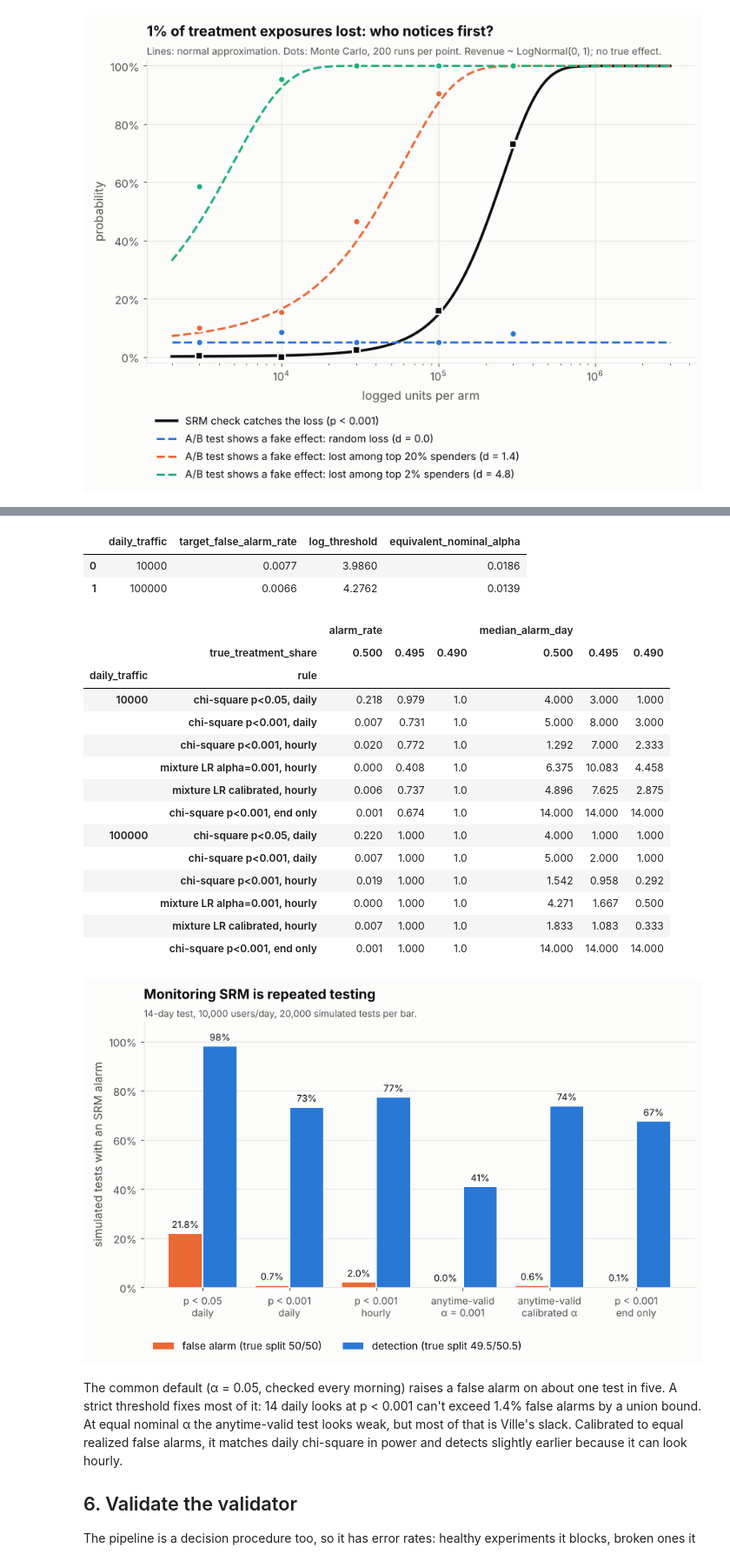
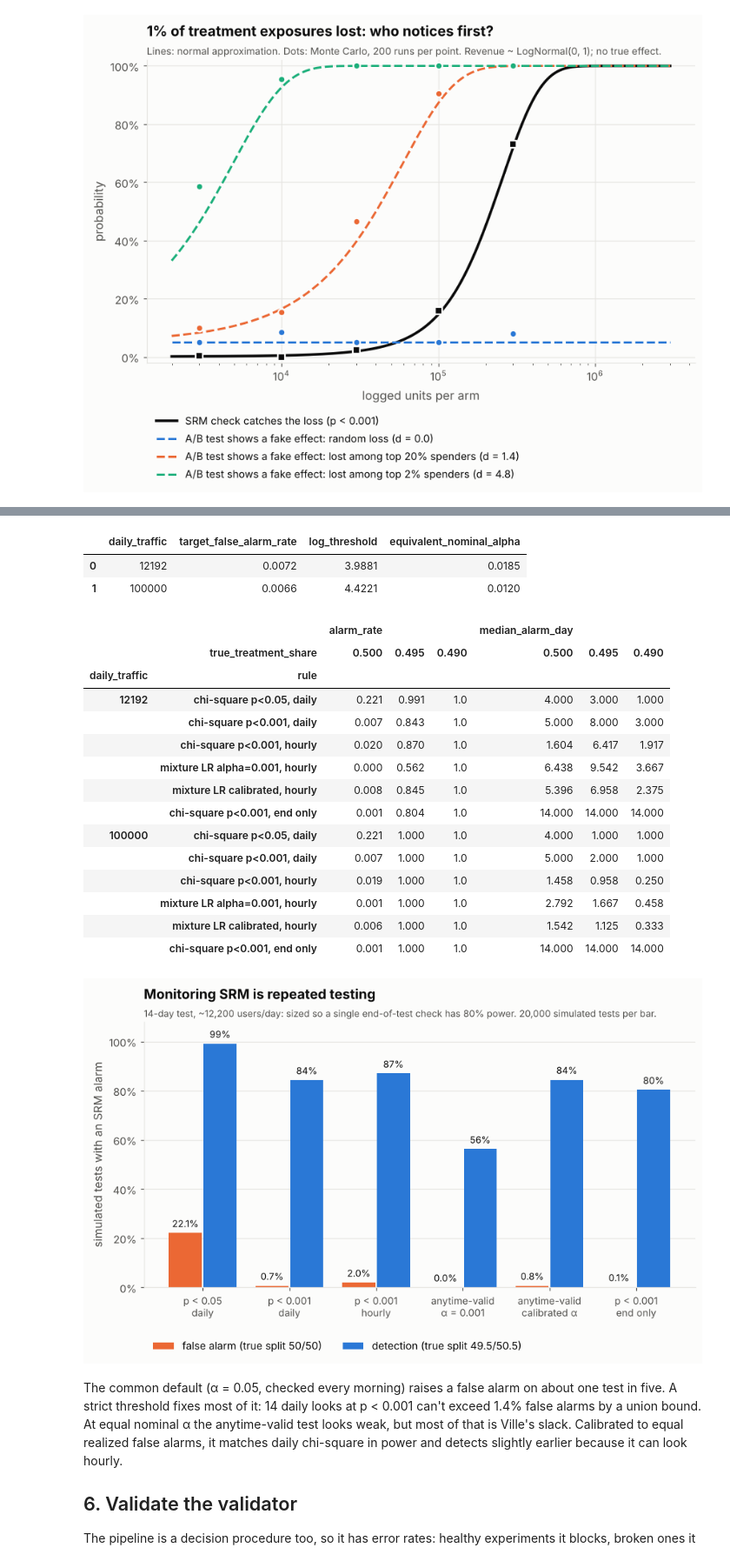
Before and after one commit to TyMerrit/ab-data-quality, a Jupyter notebook: walkthrough.ipynb, the cells around one changed output, grey strips where cells are left out. Shown at 87% size. Saved outputs shown, nothing was run; the diff lists cells and outputs as text; code cells hidden in the pictures.

Commit message:
Adjust sample sime to get 80% power in end-only srm-check

```diff
--- a/walkthrough.ipynb
+++ b/walkthrough.ipynb
@@ -342,7 +342,7 @@ def run_rules(daily_traffic, share, threshold, rng):
 
 rng = np.random.default_rng(7)
 rows, calib = [], []
-for traffic in (10_000, 100_000):
+for traffic in (12_192, 100_000):
     threshold, target = calibrate_mixture(traffic, rng)
     calib.append({"daily_traffic": traffic, "target_false_alarm_rate": target,
                   "log_threshold": threshold, "equivalent_nominal_alpha": float(np.exp(-threshold))})
@@ -356,54 +356,54 @@ srm_mon.pivot_table(index=["daily_traffic", "rule"], columns="true_treatment_sha
                     values=["alarm_rate", "median_alarm_day"], sort=False).round(3)
 # %% [output]
 |  | daily_traffic | target_false_alarm_rate | log_threshold | equivalent_nominal_alpha |
-| 0 | 10000 | 0.0077 | 3.9860 | 0.0186 |
-| 1 | 100000 | 0.0066 | 4.2762 | 0.0139 |
+| 0 | 12192 | 0.0072 | 3.9881 | 0.0185 |
+| 1 | 100000 | 0.0066 | 4.4221 | 0.0120 |
 |  |  | alarm_rate |  |  | median_alarm_day |  |  |
 |  | true_treatment_share | 0.500 | 0.495 | 0.490 | 0.500 | 0.495 | 0.490 |
 | daily_traffic | rule |  |  |  |  |  |  |
-| 10000 | chi-square p<0.05, daily | 0.218 | 0.979 | 1.0 | 4.000 | 3.000 | 1.000 |
-|  | chi-square p<0.001, daily | 0.007 | 0.731 | 1.0 | 5.000 | 8.000 | 3.000 |
-|  | chi-square p<0.001, hourly | 0.020 | 0.772 | 1.0 | 1.292 | 7.000 | 2.333 |
-|  | mixture LR alpha=0.001, hourly | 0.000 | 0.408 | 1.0 | 6.375 | 10.083 | 4.458 |
-|  | mixture LR calibrated, hourly | 0.006 | 0.737 | 1.0 | 4.896 | 7.625 | 2.875 |
-|  | chi-square p<0.001, end only | 0.001 | 0.674 | 1.0 | 14.000 | 14.000 | 14.000 |
-| 100000 | chi-square p<0.05, daily | 0.220 | 1.000 | 1.0 | 4.000 | 1.000 | 1.000 |
+| 12192 | chi-square p<0.05, daily | 0.221 | 0.991 | 1.0 | 4.000 | 3.000 | 1.000 |
+|  | chi-square p<0.001, daily | 0.007 | 0.843 | 1.0 | 5.000 | 8.000 | 3.000 |
+|  | chi-square p<0.001, hourly | 0.020 | 0.870 | 1.0 | 1.604 | 6.417 | 1.917 |
+|  | mixture LR alpha=0.001, hourly | 0.000 | 0.562 | 1.0 | 6.438 | 9.542 | 3.667 |
+|  | mixture LR calibrated, hourly | 0.008 | 0.845 | 1.0 | 5.396 | 6.958 | 2.375 |
+|  | chi-square p<0.001, end only | 0.001 | 0.804 | 1.0 | 14.000 | 14.000 | 14.000 |
+| 100000 | chi-square p<0.05, daily | 0.221 | 1.000 | 1.0 | 4.000 | 1.000 | 1.000 |
 |  | chi-square p<0.001, daily | 0.007 | 1.000 | 1.0 | 5.000 | 2.000 | 1.000 |
-|  | chi-square p<0.001, hourly | 0.019 | 1.000 | 1.0 | 1.542 | 0.958 | 0.292 |
-|  | mixture LR alpha=0.001, hourly | 0.000 | 1.000 | 1.0 | 4.271 | 1.667 | 0.500 |
-|  | mixture LR calibrated, hourly | 0.007 | 1.000 | 1.0 | 1.833 | 1.083 | 0.333 |
+|  | chi-square p<0.001, hourly | 0.019 | 1.000 | 1.0 | 1.458 | 0.958 | 0.250 |
+|  | mixture LR alpha=0.001, hourly | 0.001 | 1.000 | 1.0 | 2.792 | 1.667 | 0.458 |
+|  | mixture LR calibrated, hourly | 0.006 | 1.000 | 1.0 | 1.542 | 1.125 | 0.333 |
 |  | chi-square p<0.001, end only | 0.001 | 1.000 | 1.0 | 14.000 | 14.000 | 14.000 |
 # %%
 order = ["chi-square p<0.05, daily", "chi-square p<0.001, daily", "chi-square p<0.001, hourly",
          "mixture LR alpha=0.001, hourly", "mixture LR calibrated, hourly", "chi-square p<0.001, end only"]
 labels = ["p < 0.05\ndaily", "p < 0.001\ndaily", "p < 0.001\nhourly", "anytime-valid\nα = 0.001",
           "anytime-valid\ncalibrated α", "p < 0.001\nend only"]
-sub = srm_mon[srm_mon["daily_traffic"] == 10_000].set_index(["rule", "true_treatment_share"])
+sub = srm_mon[srm_mon["daily_traffic"] == 12_192].set_index(["rule", "true_treatment_share"])
 x, w = np.arange(len(order)), 0.38
 fa = [sub.loc[(r, 0.5), "alarm_rate"] for r in order]
 de = [sub.loc[(r, 0.495), "alarm_rate"] for r in order]
 
 fig, ax = plt.subplots(figsize=(9.5, 4.6))
 ax.bar(x - w / 2 - 0.01, fa, width=w, color=SERIES[1], label="false alarm (true split 50/50)")
 ax.bar(x + w / 2 + 0.01, de, width=w, color=SERIES[0], label="detection (true split 49.5/50.5)")
 for xi, v in zip(x - w / 2 - 0.01, fa):
     ax.text(xi, v + 0.015, f"{v:.1%}", ha="center", va="bottom", fontsize=9, color=TEXT)
 for xi, v in zip(x + w / 2 + 0.01, de):
     ax.text(xi, v + 0.015, f"{v:.0%}", ha="center", va="bottom", fontsize=9, color=TEXT)
 ax.set_xticks(x)
 ax.set_xticklabels(labels, fontsize=9.5)
 ax.set_ylim(0, 1.08)
 ax.yaxis.set_major_formatter(pct)
 ax.grid(axis="x", visible=False)
 ax.set_ylabel("simulated tests with an SRM alarm")
 ax.set_title("Monitoring SRM is repeated testing", pad=22)
-ax.text(0, 1.01, "14-day test, 10,000 users/day, 20,000 simulated tests per bar.",
+ax.text(0, 1.01, "14-day test, ~12,200 users/day: sized so a single end-of-test check has 80% power. 20,000 simulated tests per bar.",
         transform=ax.transAxes, ha="left", va="bottom", fontsize=9, color=TEXT_2)
 ax.legend(loc="upper left", bbox_to_anchor=(0, -0.16), ncol=2)
 fig.savefig(FIGURES / "srm_monitoring.png")
 plt.show()
 # %% [output]
-[figure, old version]
+[figure, new version]
 # %% [markdown]
 The common default (α = 0.05, checked every morning) raises a false alarm on about one test in five. A strict threshold fixes most of it: 14 daily looks at p < 0.001 can't exceed 1.4% false alarms by a union bound. At equal nominal α the anytime-valid test looks weak, but most of that is Ville's slack. Calibrated to equal realized false alarms, it matches daily chi-square in power and detects slightly earlier because it can look hourly.
 
```
Also changed, not shown: parts of 1 cell of this notebook.
